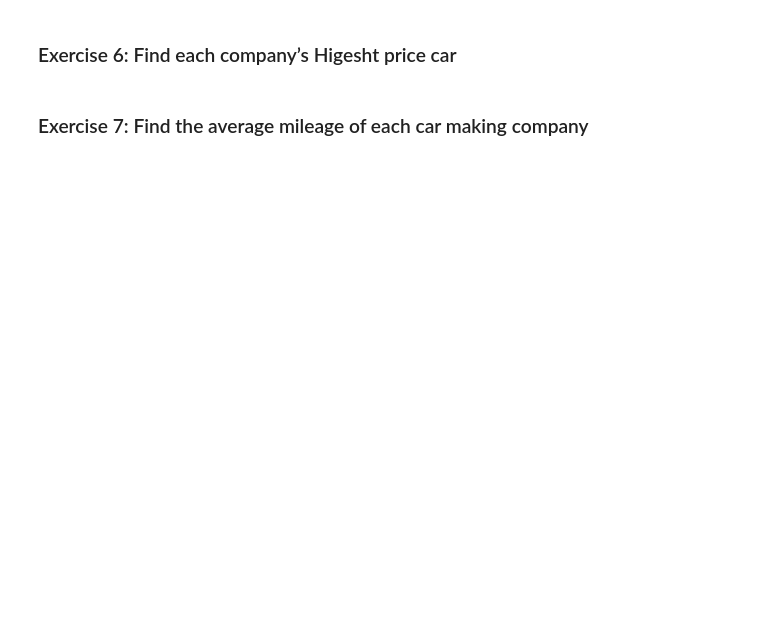
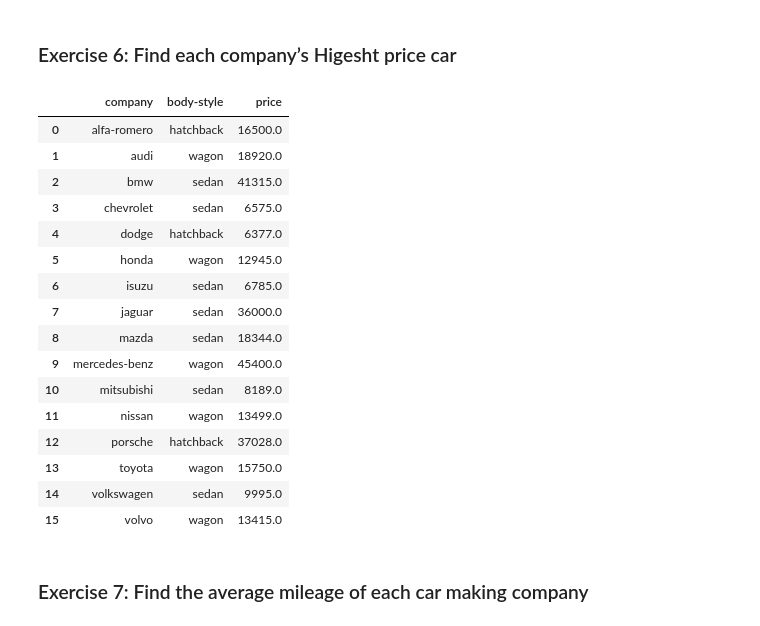
Before and after one commit to Manideep-1295/Python-DA, a Jupyter notebook: Hands-on/Day-3/Example_2.ipynb, the cells around one changed output. Cells and saved outputs as stored; diff of their text form; code cells hidden in the pictures; blank space fills up the shorter version.

```diff
--- a/Hands-on/Day-3/Example_2.ipynb
+++ b/Hands-on/Day-3/Example_2.ipynb
@@ -78,4 +93,24 @@ df[df['company']=='toyota']
 # %% [markdown]
 ### Exercise 6: Find each company’s Higesht price car
+# %%
+df.groupby(['company'])[['body-style','price']].agg('max').reset_index()
+# %% [output]
+|  | company | body-style | price |
+| 0 | alfa-romero | hatchback | 16500.0 |
+| 1 | audi | wagon | 18920.0 |
+| 2 | bmw | sedan | 41315.0 |
+| 3 | chevrolet | sedan | 6575.0 |
+| 4 | dodge | hatchback | 6377.0 |
+| 5 | honda | wagon | 12945.0 |
+| 6 | isuzu | sedan | 6785.0 |
+| 7 | jaguar | sedan | 36000.0 |
+| 8 | mazda | sedan | 18344.0 |
+| 9 | mercedes-benz | wagon | 45400.0 |
+| 10 | mitsubishi | sedan | 8189.0 |
+| 11 | nissan | wagon | 13499.0 |
+| 12 | porsche | hatchback | 37028.0 |
+| 13 | toyota | wagon | 15750.0 |
+| 14 | volkswagen | sedan | 9995.0 |
+| 15 | volvo | wagon | 13415.0 |
 # %% [markdown]
 ### Exercise 7: Find the average mileage of each car making company
```
Also changed, not shown: parts of 8 cells of this notebook, 2 other files.
